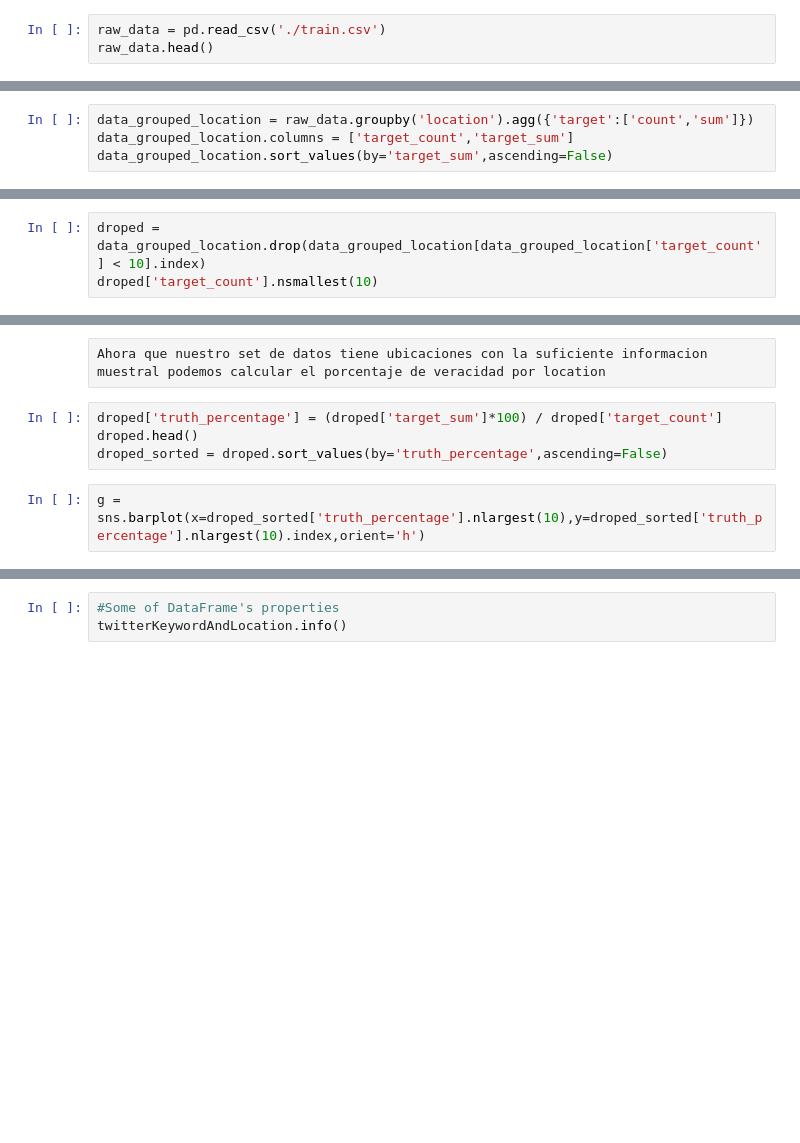
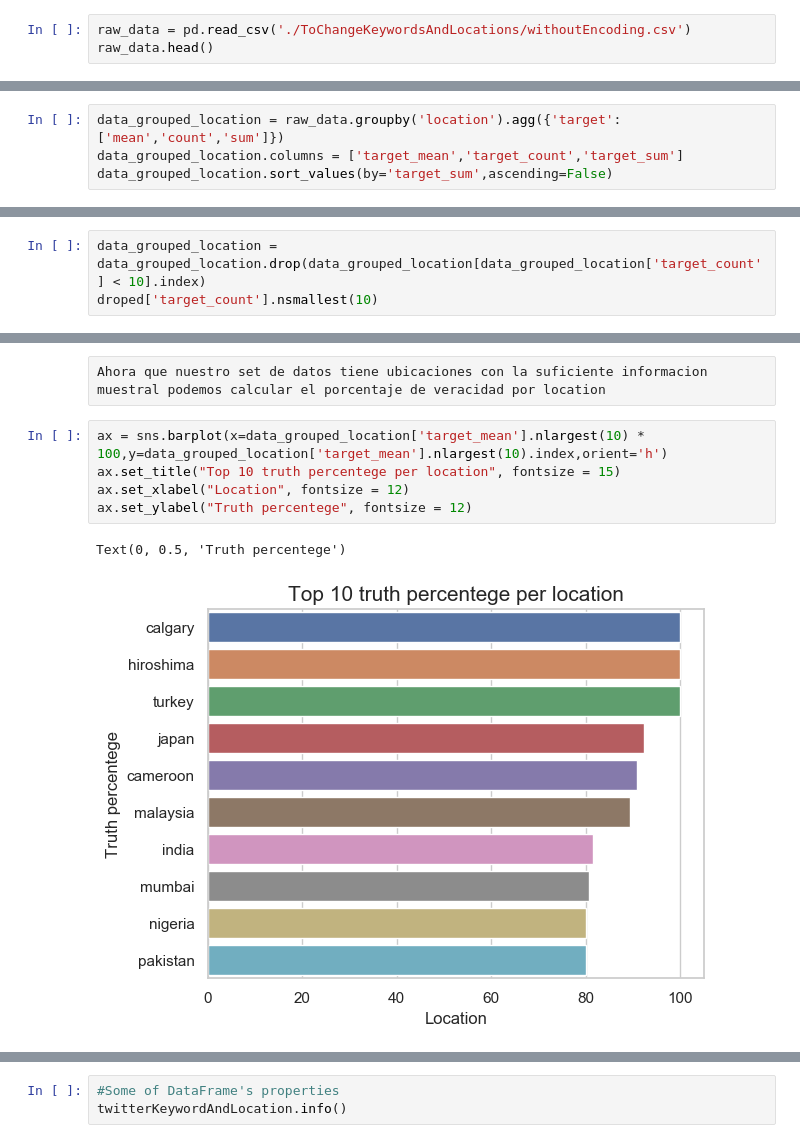
Before and after one commit to d-bizari/Organizacion-de-datos, a Jupyter notebook: TP1.ipynb, the cells around one changed output, grey strips where cells are left out. Drawn from its saved outputs; the diff is of its cells as text; blank space fills up the shorter version.

Commit message:
add code to generate the analysis of tweets location

```diff
--- a/TP1.ipynb
+++ b/TP1.ipynb
@@ -18,5 +18,5 @@ pd.options.display.float_format = '{:20,.2f}'.format # suprimimos la notacion ci
 import warnings
 warnings.filterwarnings('ignore')
 # %%
-raw_data = pd.read_csv('./train.csv')
+raw_data = pd.read_csv('./ToChangeKeywordsAndLocations/withoutEncoding.csv')
 raw_data.head()
@@ -25,6 +45,6 @@ raw_data.groupby('location').agg({'target':['count','sum']})[('target','sum')].n
 # %% [raw]
 Ahora nos interesaria investigar que porcentaje de verdad tiene cada location
 # %%
-data_grouped_location = raw_data.groupby('location').agg({'target':['count','sum']})
-data_grouped_location.columns = ['target_count','target_sum']
+data_grouped_location = raw_data.groupby('location').agg({'target':['mean','count','sum']})
+data_grouped_location.columns = ['target_mean','target_count','target_sum']
 data_grouped_location.sort_values(by='target_sum',ascending=False)
@@ -31,5 +66,5 @@ data_grouped_location.sort_values(by='target_sum',ascending=False)
 # %% [raw]
 Podemos ver a simple vista que hay lugares que no tienen mucha información, por lo que vamos a realizar un filtrado para obtener los lugares que tengan al menos 10 muestras.
 # %%
-droped = data_grouped_location.drop(data_grouped_location[data_grouped_location['target_count'] < 10].index)
+data_grouped_location = data_grouped_location.drop(data_grouped_location[data_grouped_location['target_count'] < 10].index)
 droped['target_count'].nsmallest(10)
@@ -36,8 +84,10 @@ droped['target_count'].nsmallest(10)
 # %% [raw]
 Ahora que nuestro set de datos tiene ubicaciones con la suficiente informacion muestral podemos calcular el porcentaje de veracidad por location
-# %%
-droped['truth_percentage'] = (droped['target_sum']*100) / droped['target_count']
-droped.head()
-droped_sorted = droped.sort_values(by='truth_percentage',ascending=False)
-# %%
-g = sns.barplot(x=droped_sorted['truth_percentage'].nlargest(10),y=droped_sorted['truth_percentage'].nlargest(10).index,orient='h')
+# %%
+ax = sns.barplot(x=data_grouped_location['target_mean'].nlargest(10) * 100,y=data_grouped_location['target_mean'].nlargest(10).index,orient='h')
+ax.set_title("Top 10 truth percentege per location", fontsize = 15)
+ax.set_xlabel("Location", fontsize = 12)
+ax.set_ylabel("Truth percentege", fontsize = 12)
+# %% [output]
+Text(0, 0.5, 'Truth percentege')
+[figure, added]
```
Also changed, not shown: parts of 8 cells of this notebook.
